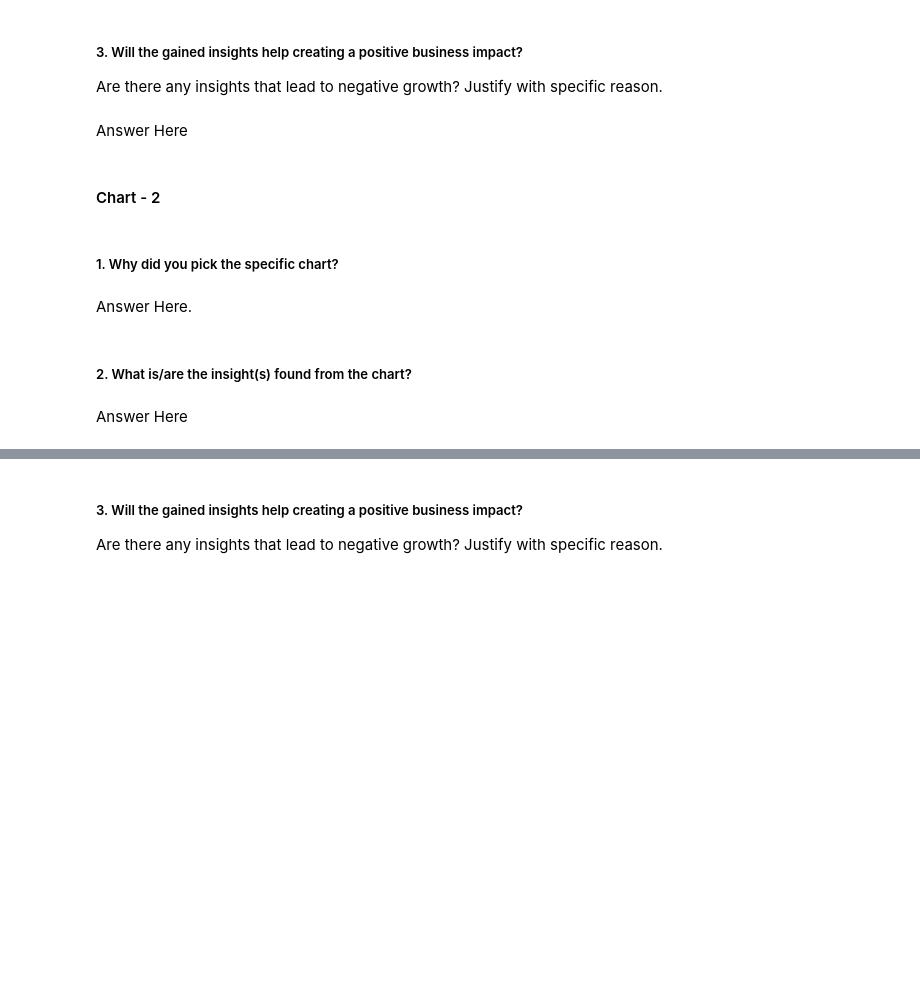
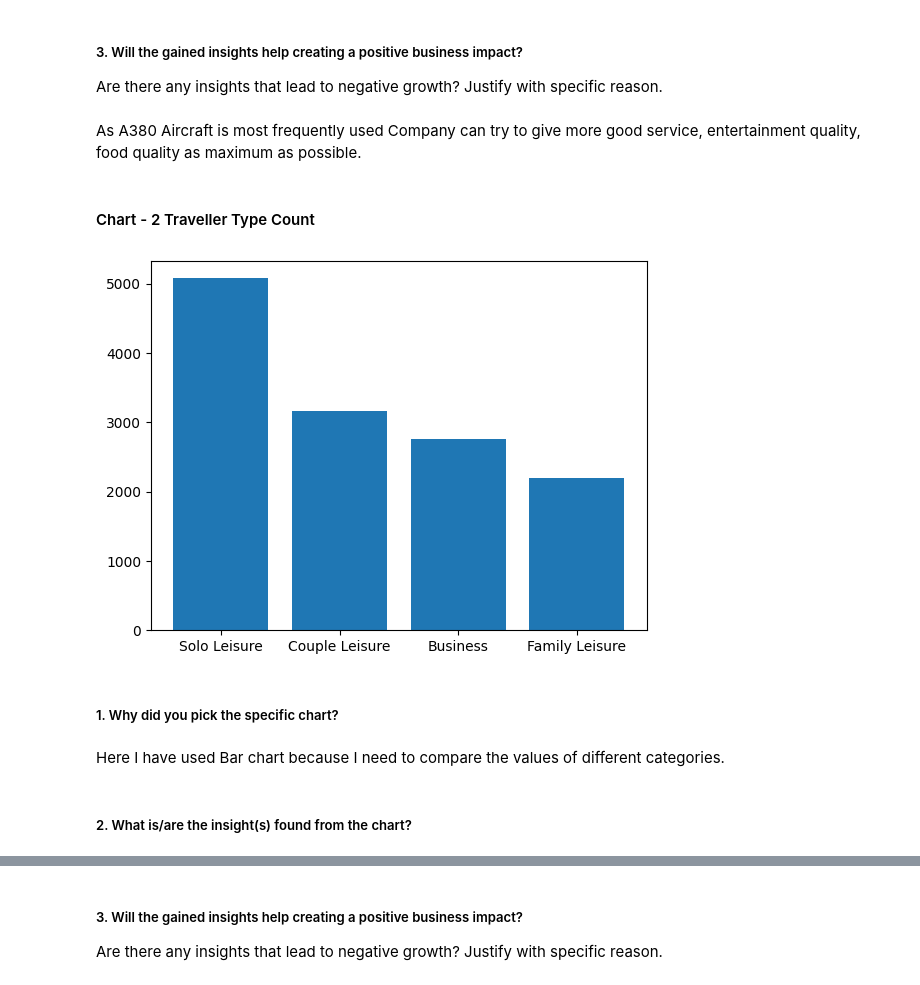
Before and after one commit to hitesh-lalwanii/Airline-Passenger-Referral-Prediction-, a Jupyter notebook: Copy_of_Sample_ML_Submission_Template.ipynb, the cells around one changed output, grey strips where cells are left out. Drawn from its saved outputs; the diff is of its cells as text; code cells hidden in the pictures; blank space fills up the shorter version.

```diff
--- a/Copy_of_Sample_ML_Submission_Template.ipynb
+++ b/Copy_of_Sample_ML_Submission_Template.ipynb
@@ -189,7 +312,7 @@ Answer Here
 # %% [markdown]
 ##### 3. Will the gained insights help creating a positive business impact?
 Are there any insights that lead to negative growth? Justify with specific reason.
-# %% [markdown]
-Answer Here
+# %% [markdown]
+As A380 Aircraft is most frequently used Company can try to give more good service, entertainment quality, food quality as maximum as possible.
 # %% [markdown]
-#### Chart - 2
+#### Chart - 2 Traveller Type Count
@@ -198,8 +319,16 @@ Answer Here
+# %%
+# Chart - 2 visualization code
+df=data["traveller_type"].value_counts()
+x=df.index.astype(str)
+y=df.values
+plt.bar(x,y)
+plt.title("Traveller Type Count")
+plt.show()
+# %% [output]
+[figure, added]
 # %% [markdown]
 ##### 1. Why did you pick the specific chart?
-# %% [markdown]
-Answer Here.
+# %% [markdown]
+Here I have used Bar chart because I need to compare the values of different categories.
 # %% [markdown]
 ##### 2. What is/are the insight(s) found from the chart?
-# %% [markdown]
-Answer Here
```
Also changed, not shown: parts of 131 cells of this notebook.
